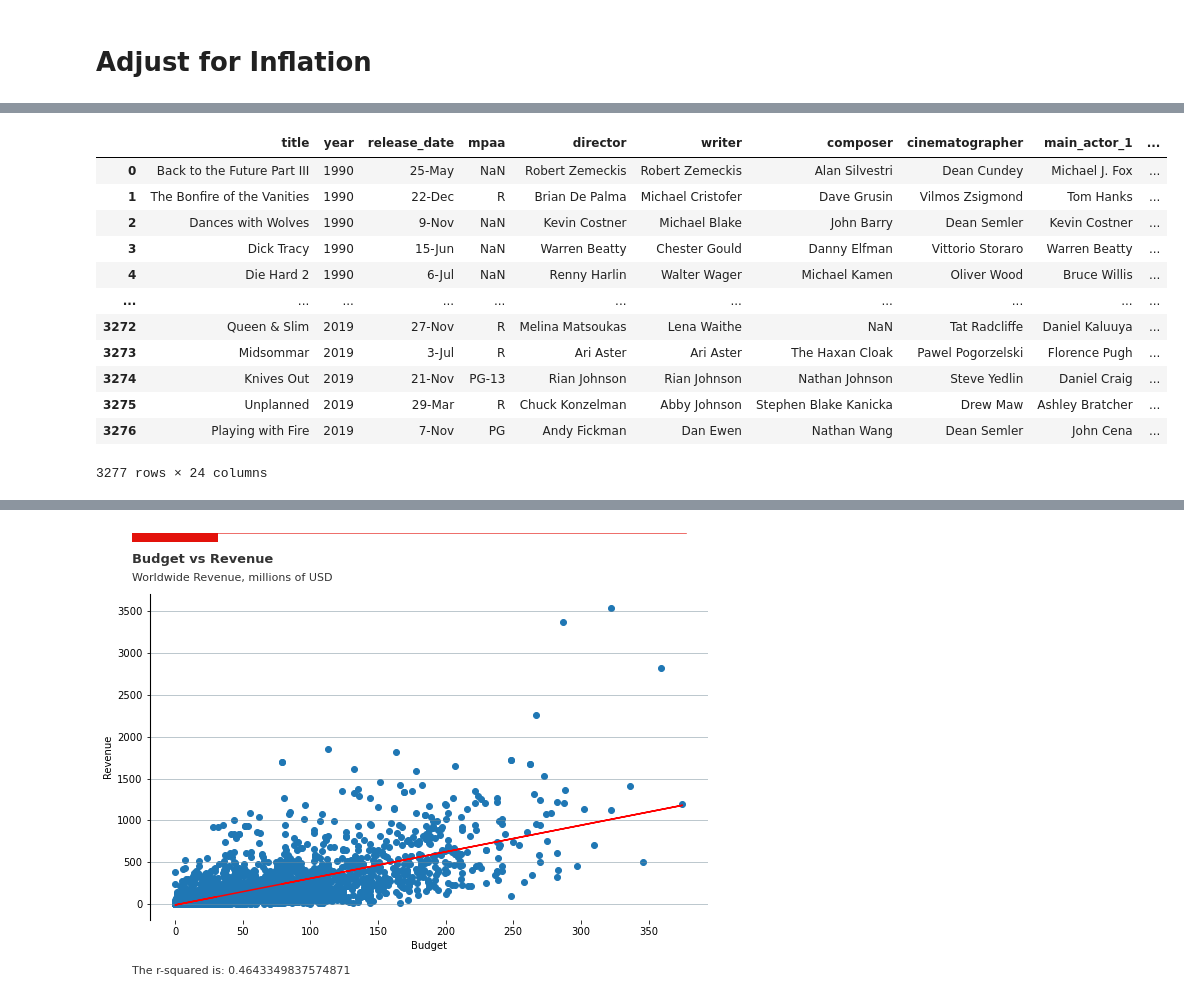
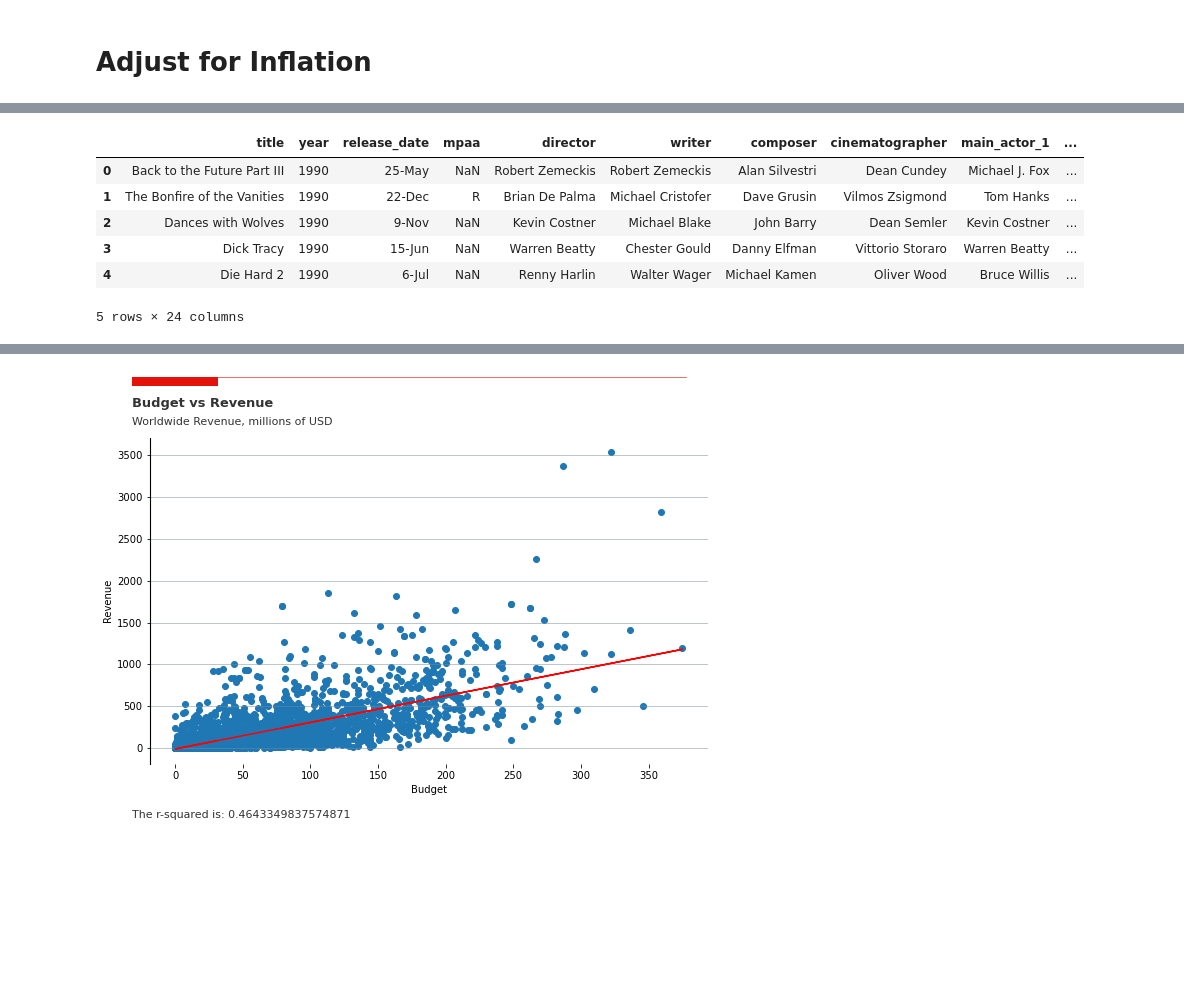
Before and after one commit to mikulr/Project_1, a Jupyter notebook: Computer Screen to Silver Screen.ipynb, the cells around one changed output, grey strips where cells are left out. Drawn from its saved outputs; the diff is of its cells as text; code cells hidden in the pictures; blank space fills up the shorter version.

```diff
--- a/Computer Screen to Silver Screen.ipynb
+++ b/Computer Screen to Silver Screen.ipynb
@@ -202,21 +158,15 @@ adjusted_df
 # %%
 #Merging Adjusted Revenues back to main DF
 adjusted_df = pd.merge(movie_data, adjusted_df, on="title")
-adjusted_df
+adjusted_df.head()
 # %% [output]
 |  | title | year | release_date | mpaa | director | writer | composer | cinematographer | main_actor_1 | ... |
 | 0 | Back to the Future Part III | 1990 | 25-May | NaN | Robert Zemeckis | Robert Zemeckis | Alan Silvestri | Dean Cundey | Michael J. Fox | ... |
 | 1 | The Bonfire of the Vanities | 1990 | 22-Dec | R | Brian De Palma | Michael Cristofer | Dave Grusin | Vilmos Zsigmond | Tom Hanks | ... |
 | 2 | Dances with Wolves | 1990 | 9-Nov | NaN | Kevin Costner | Michael Blake | John Barry | Dean Semler | Kevin Costner | ... |
 | 3 | Dick Tracy | 1990 | 15-Jun | NaN | Warren Beatty | Chester Gould | Danny Elfman | Vittorio Storaro | Warren Beatty | ... |
 | 4 | Die Hard 2 | 1990 | 6-Jul | NaN | Renny Harlin | Walter Wager | Michael Kamen | Oliver Wood | Bruce Willis | ... |
-| ... | ... | ... | ... | ... | ... | ... | ... | ... | ... | ... |
-| 3272 | Queen & Slim | 2019 | 27-Nov | R | Melina Matsoukas | Lena Waithe | NaN | Tat Radcliffe | Daniel Kaluuya | ... |
-| 3273 | Midsommar | 2019 | 3-Jul | R | Ari Aster | Ari Aster | The Haxan Cloak | Pawel Pogorzelski | Florence Pugh | ... |
-| 3274 | Knives Out | 2019 | 21-Nov | PG-13 | Rian Johnson | Rian Johnson | Nathan Johnson | Steve Yedlin | Daniel Craig | ... |
-| 3275 | Unplanned | 2019 | 29-Mar | R | Chuck Konzelman | Abby Johnson | Stephen Blake Kanicka | Drew Maw | Ashley Bratcher | ... |
-| 3276 | Playing with Fire | 2019 | 7-Nov | PG | Andy Fickman | Dan Ewen | Nathan Wang | Dean Semler | John Cena | ... |
-3277 rows × 24 columns
+5 rows × 24 columns
 # %%
 #Refining our Main DF, removing non adjusted columns
 movies_df = adjusted_df[['year','title','director','writer','mpaa','main_actor_1','main_actor_2','main_actor_3','main_actor_4','genre_1','genre_2','genre_3','genre_4','Adjusted Worldwide', 'Adjusted Domestic', 'Adjusted International', 'Adjusted Budget']]
```
Also changed, not shown: parts of 17 cells of this notebook, 3 other files.
